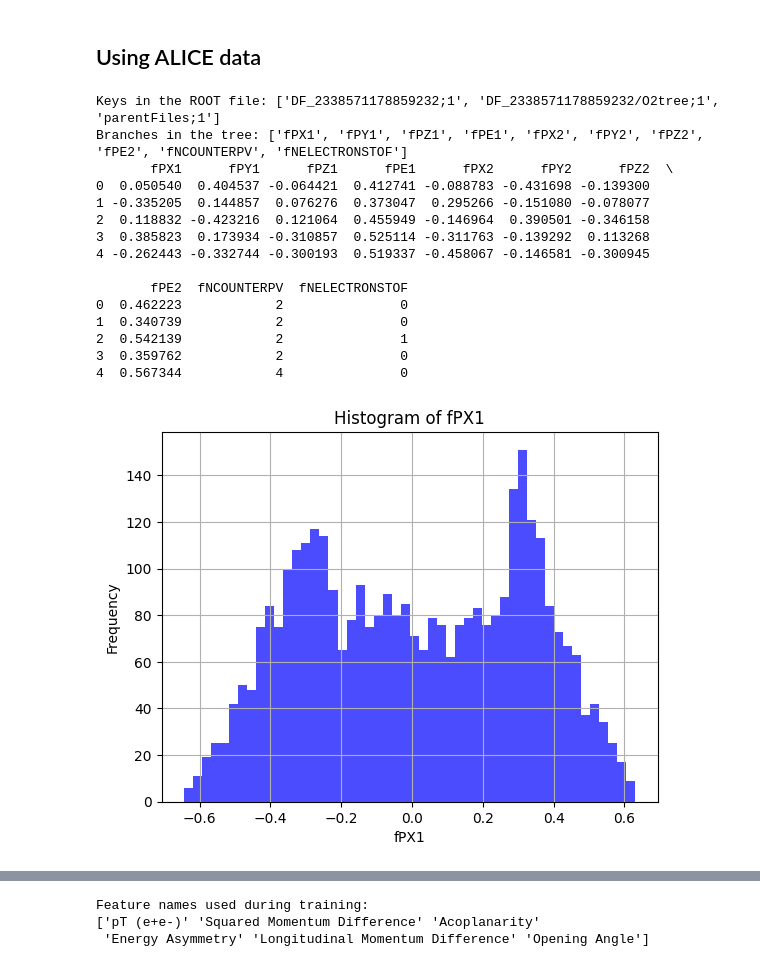
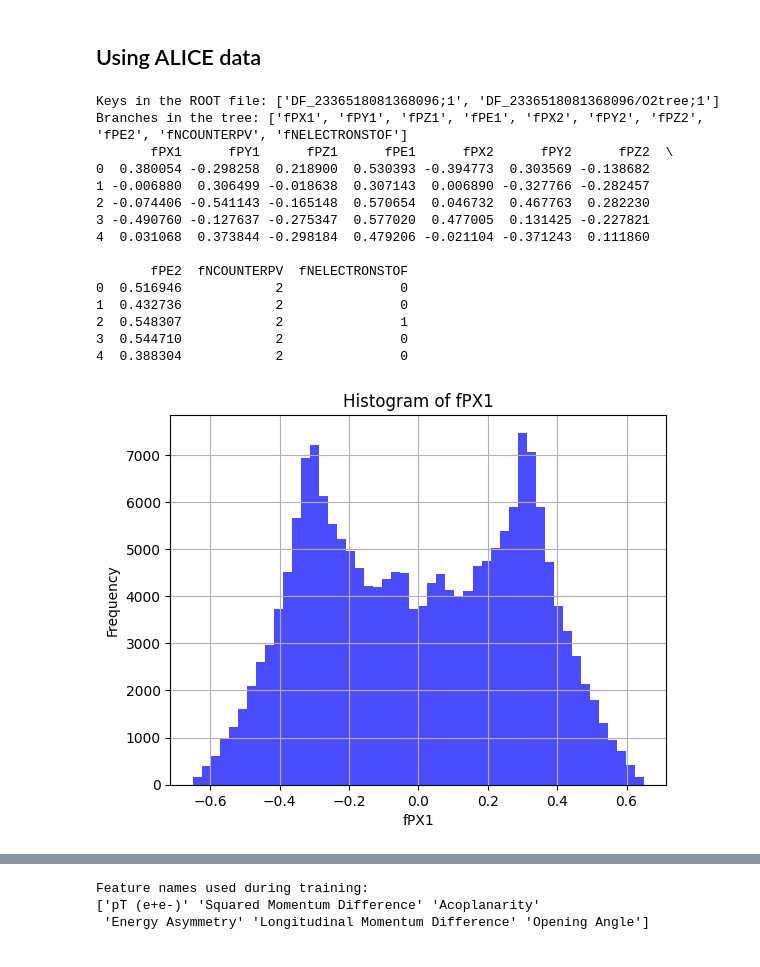
Before and after one commit to siragoni/ML-upc-phi, a Jupyter notebook: running-ALICE-data.ipynb, the cells around one changed output, grey strips where cells are left out. Drawn from its saved outputs; the diff is of its cells as text; code cells hidden in the pictures.

```diff
--- a/running-ALICE-data.ipynb
+++ b/running-ALICE-data.ipynb
@@ -1077,46 +1150,47 @@ file = uproot.open(root_file_path)
 print("Keys in the ROOT file:", file.keys())
 
 # Access a specific tree by its name (replace 'tree_name' with the actual tree name)
-tree_name = "DF_2338571178859232/O2tree"  # Replace with your tree name
+tree_name = "DF_2336518081368096/O2tree"  # Replace with your tree name
+# tree_name = "DF_2338571178859232/O2tree"  # Replace with your tree name
 tree = file[tree_name]
 
 # Print the list of branches in the tree
 print("Branches in the tree:", tree.keys())
 
 # Convert the tree into a Pandas DataFrame for easy manipulation
 # Replace 'branch1', 'branch2', ... with the branches you want to load
 branches_to_load = ["fPX1", "fPY1", "fPZ1", "fPE1", "fPX2", "fPY2", "fPZ2", "fPE2", "fNCOUNTERPV", "fNELECTRONSTOF"]  # Replace with actual branch names
 df = tree.arrays(branches_to_load, library="pd")
 
 # Display the first few rows of the DataFrame
 print(df.head())
 
 # Example: Plot a histogram of a branch
 import matplotlib.pyplot as plt
 branch_to_plot = "fPX1"  # Replace with the branch you want to plot
 plt.hist(df[branch_to_plot], bins=50, color="blue", alpha=0.7)
 plt.xlabel(branch_to_plot)
 plt.ylabel("Frequency")
 plt.title(f"Histogram of {branch_to_plot}")
 plt.grid(True)
 plt.show()
 # %% [output]
-Keys in the ROOT file: ['DF_2338571178859232;1', 'DF_2338571178859232/O2tree;1', 'parentFiles;1']
+Keys in the ROOT file: ['DF_2336518081368096;1', 'DF_2336518081368096/O2tree;1']
 Branches in the tree: ['fPX1', 'fPY1', 'fPZ1', 'fPE1', 'fPX2', 'fPY2', 'fPZ2', 'fPE2', 'fNCOUNTERPV', 'fNELECTRONSTOF']
        fPX1      fPY1      fPZ1      fPE1      fPX2      fPY2      fPZ2  \
-0  0.050540  0.404537 -0.064421  0.412741 -0.088783 -0.431698 -0.139300
-1 -0.335205  0.144857  0.076276  0.373047  0.295266 -0.151080 -0.078077
-2  0.118832 -0.423216  0.121064  0.455949 -0.146964  0.390501 -0.346158
-3  0.385823  0.173934 -0.310857  0.525114 -0.311763 -0.139292  0.113268
-4 -0.262443 -0.332744 -0.300193  0.519337 -0.458067 -0.146581 -0.300945
+0  0.380054 -0.298258  0.218900  0.530393 -0.394773  0.303569 -0.138682
+1 -0.006880  0.306499 -0.018638  0.307143  0.006890 -0.327766 -0.282457
+2 -0.074406 -0.541143 -0.165148  0.570654  0.046732  0.467763  0.282230
+3 -0.490760 -0.127637 -0.275347  0.577020  0.477005  0.131425 -0.227821
+4  0.031068  0.373844 -0.298184  0.479206 -0.021104 -0.371243  0.111860
 
        fPE2  fNCOUNTERPV  fNELECTRONSTOF
-0  0.462223            2               0
-1  0.340739            2               0
-2  0.542139            2               1
-3  0.359762            2               0
-4  0.567344            4               0
+0  0.516946            2               0
+1  0.432736            2               0
+2  0.548307            2               1
+3  0.544710            2               0
+4  0.388304            2               0
-[figure, old version]
+[figure, new version]
 # %%
 df.head()
 # %% [output]
```
Also changed, not shown: parts of 9 cells of this notebook, 44 other files.
